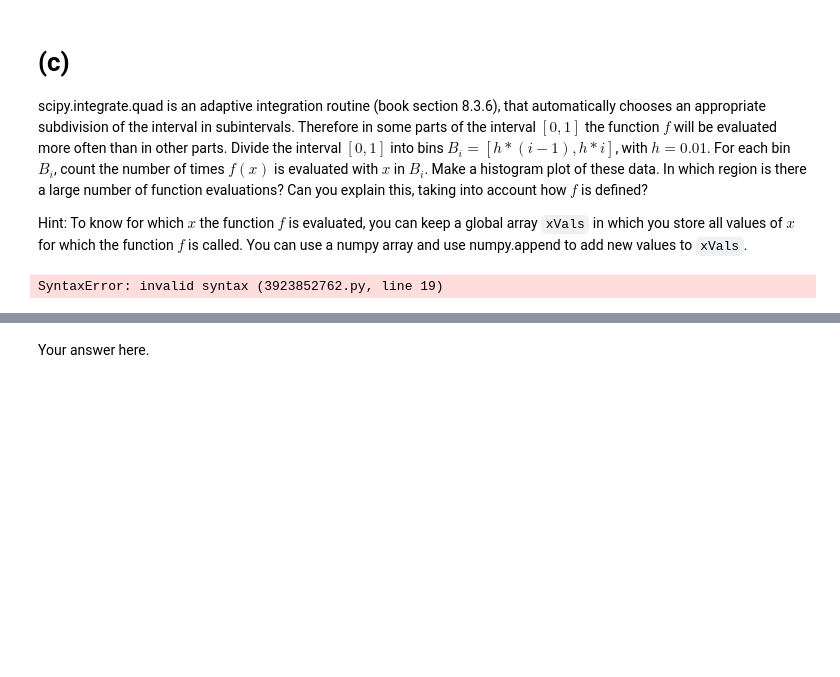
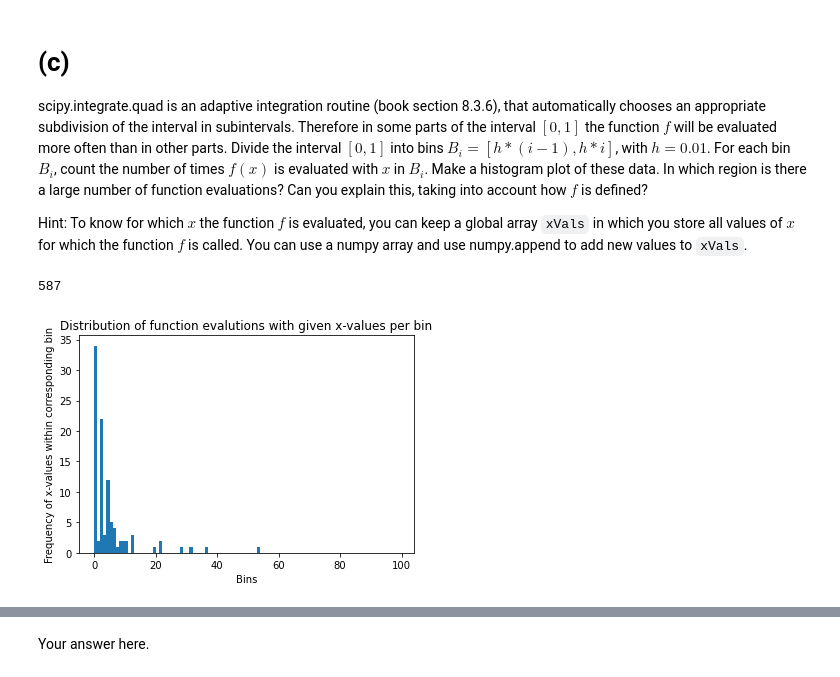
Before and after one commit to jygd-bit/NA_homework, a Jupyter notebook: hw6_2022.ipynb, the cells around one changed output, grey strips where cells are left out. Cells and saved outputs as stored; diff of their text form; code cells hidden in the pictures; blank space fills up the shorter version.

```diff
--- a/hw6_2022.ipynb
+++ b/hw6_2022.ipynb
@@ -112,10 +117,14 @@ Your answer here
 # %% [markdown]
 # (a)
 Let $f(x) = 1/x^2$ and $a=10^{-3}$ and $b=1$. Make a plot of the graph of $f$ on $[a,b]$.
+# %%
+global xVals
+xVals = []
 # %%
 # Define function f(x) in Python function
 def func2(x):
-    return 1/x**2
+    xVals.append(x)
+    return 1/(x**2)
 # %%
 # Set paramters
 a = (10**(-3))
@@ -162,24 +171,36 @@ scipy.integrate.quad is an adaptive integration routine (book section 8.3.6), th
 
 Hint: To know for which $x$ the function $f$ is evaluated, you can keep a global array `xVals` in which you store all values of $x$ for which the function $f$ is called. You can use a numpy array and use numpy.append to add new values to `xVals`.
 # %%
-xVals = np.empty(1)
-print(xVals)
-
 a = 0
 b = 1
 
 h = 0.01
 
 values = np.random.random_sample(1000)
 values = np.sort(values)
 
 # 100 bins for interval [0,1] with h = 0.01
 bins = []
 for i in range(1,101):
     bins.append((h*(i-1),h*i))
 
-print(bins[1][0])
+y, abserr = quad(func2,a,b)
 
-y, abserr = quad(func2,bins[][0],bins[][1])
+bin_counts = [0]*len(bins)
+
+xVals = xVals[1:-1]
+print(len(xVals))
+
+for x in xVals:
+    for index,bin_borders in enumerate(bins):
+        if x > bin_borders[0] and x < bin_borders[1]:
+            bin_counts[index] += 1
+
+plt.hist(bin_counts,range(len(bin_counts)))
+plt.xlabel("Bins")
+plt.ylabel("Frequency of x-values within corresponding bin")
+plt.title("Distribution of function evalutions with given x-values per bin")
+plt.show()
 # %% [output]
-SyntaxError: invalid syntax (3923852762.py, line 19)
+587
+[figure, added]
```
Also changed, not shown: parts of 3 cells of this notebook.
